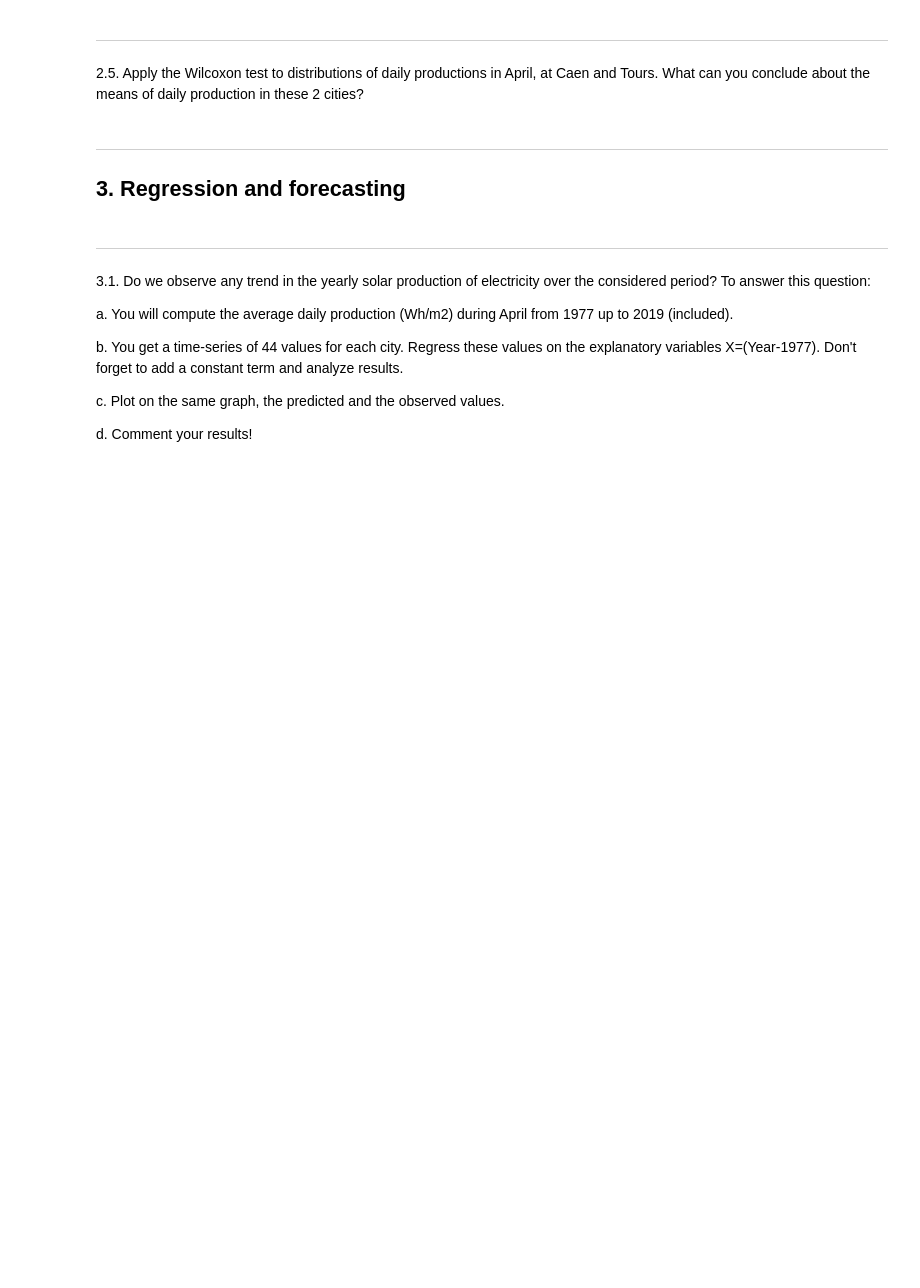
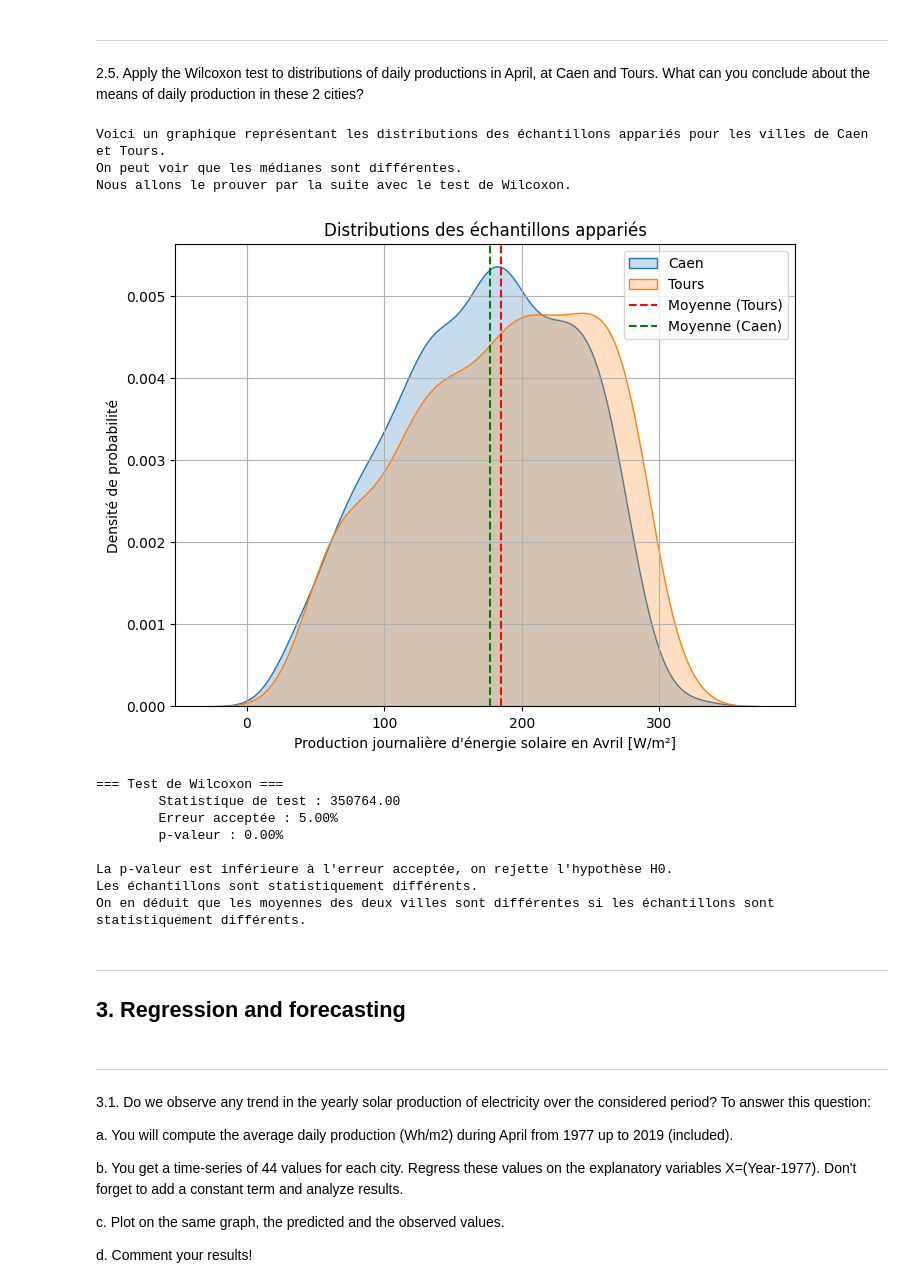
Before and after one commit to Mathis003/LEPL1109-Hackathons, a Jupyter notebook: Hackathon1.ipynb, the cells around one changed output. Drawn from its saved outputs; the diff is of its cells as text; code cells hidden in the pictures; blank space fills up the shorter version.

```diff
--- a/Hackathon1.ipynb
+++ b/Hackathon1.ipynb
@@ -561,3 +572,50 @@ Voici un graphique représentant la distribution F et les valeurs du test d'éga
+# %%
+from scipy.stats import wilcoxon
+
+print("Voici un graphique représentant les distributions des échantillons appariés pour les villes de Caen et Tours.\nOn peut voir que les médianes sont différentes.\nNous allons le prouver par la suite avec le test de Wilcoxon.")
+plt.figure(figsize=(8, 6))
+
+sns.kdeplot(df_april['Caen'], label='Caen', fill=True)
+sns.kdeplot(df_april['Tours'], label='Tours', fill=True)
+
+plt.axvline(df_april['Tours'].mean(), color='red', linestyle='--', label='Moyenne (Tours)')
+plt.axvline(df_april['Caen'].median(), color='green', linestyle='--', label='Moyenne (Caen)')
+
+plt.xlabel('Production journalière d\'énergie solaire en Avril [W/m²]')
+plt.ylabel('Densité de probabilité')
+plt.title('Distributions des échantillons appariés')
+
+plt.legend()
+plt.grid()
+plt.show()
+
+print("=== Test de Wilcoxon ===")
+
+stats, p_value = wilcoxon(df_april['Caen'], df_april['Tours'])
+
+print("\tStatistique de test : {:.2f}".format(stats))
+print("\tErreur acceptée : {:.2f}%".format(100 * alpha))
+print("\tp-valeur : {:.2f}%\n".format(100 * p_value))
+
+if p_value < alpha:
+    print("La p-valeur est inférieure à l'erreur acceptée, on rejette l'hypothèse H0.\nLes échantillons sont statistiquement différents.")
+    print("On en déduit que les moyennes des deux villes sont différentes si les échantillons sont statistiquement différents.\n")
+else:
+    print("La p-valeur est supérieure à l'erreur acceptée, on ne rejette pas l'hypothèse H0.\nLes échantillons sont statistiquement égaux.")
+    print("On en déduit que les moyennes des deux villes sont les mêmes si les échantillons sont statistiquement égaux.\n")
+# %% [output]
+Voici un graphique représentant les distributions des échantillons appariés pour les villes de Caen et Tours.
+On peut voir que les médianes sont différentes.
+Nous allons le prouver par la suite avec le test de Wilcoxon.
+[figure, added]
+=== Test de Wilcoxon ===
+        Statistique de test : 350764.00
+        Erreur acceptée : 5.00%
+        p-valeur : 0.00%
+
+La p-valeur est inférieure à l'erreur acceptée, on rejette l'hypothèse H0.
+Les échantillons sont statistiquement différents.
+On en déduit que les moyennes des deux villes sont différentes si les échantillons sont statistiquement différents.
 # %% [markdown]
 ---
 ## 3. Regression and forecasting
```
Also changed, not shown: parts of 2 cells of this notebook.
